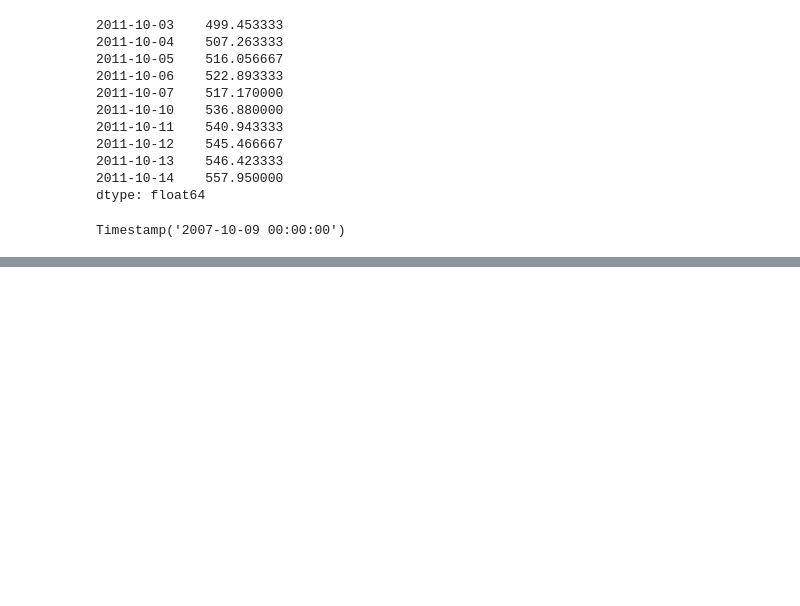
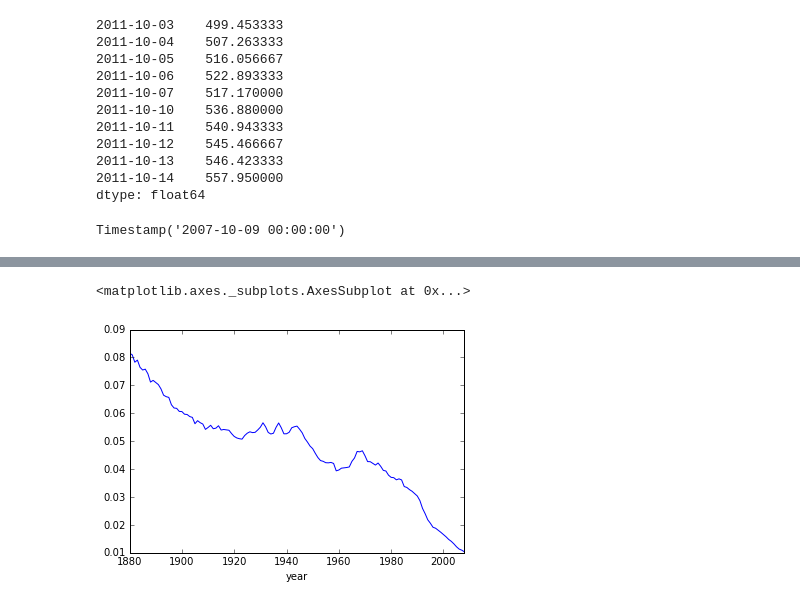
Before and after one commit to ja-vazquez/Python_compendium, a Jupyter notebook: Data_Analysis_with_Pandas.ipynb, the cells around one changed output, grey strips where cells are left out. Saved outputs shown, nothing was run; the diff lists cells and outputs as text; code cells hidden in the pictures; blank space fills up the shorter version.

Commit message:
baby names with pandas

```diff
--- a/Data_Analysis_with_Pandas.ipynb
+++ b/Data_Analysis_with_Pandas.ipynb
@@ -94,0 +116,3 @@ Timestamp('2007-10-09 00:00:00')
+# %%
+pd.options.display.max_rows = 10
+names = pd.read_csv('data/baby-names2.csv')
@@ -94,0 +160,8 @@ Timestamp('2007-10-09 00:00:00')
+# %%
+boys = names[names.sex == 'boy']
+girls = names[names.sex == 'girl']
+# %%
+def get_max_record(group):
+    return group.ix[group.prop.idxmax()]
+
+#boys[boys.year == 2000].prop.idxmax()
@@ -94,0 +177,3 @@ Timestamp('2007-10-09 00:00:00')
+# %%
+result =boys.groupby('year').apply(get_max_record)
+result
@@ -94,0 +195,7 @@ Timestamp('2007-10-09 00:00:00')
+# %%
+#proportion of names per year -> more diversity
+
+result.prop.plot()
+# %% [output]
+<matplotlib.axes._subplots.AxesSubplot at 0x...>
+[figure, added]
```
Also changed, not shown: parts of 26 cells of this notebook, 3 other files.
